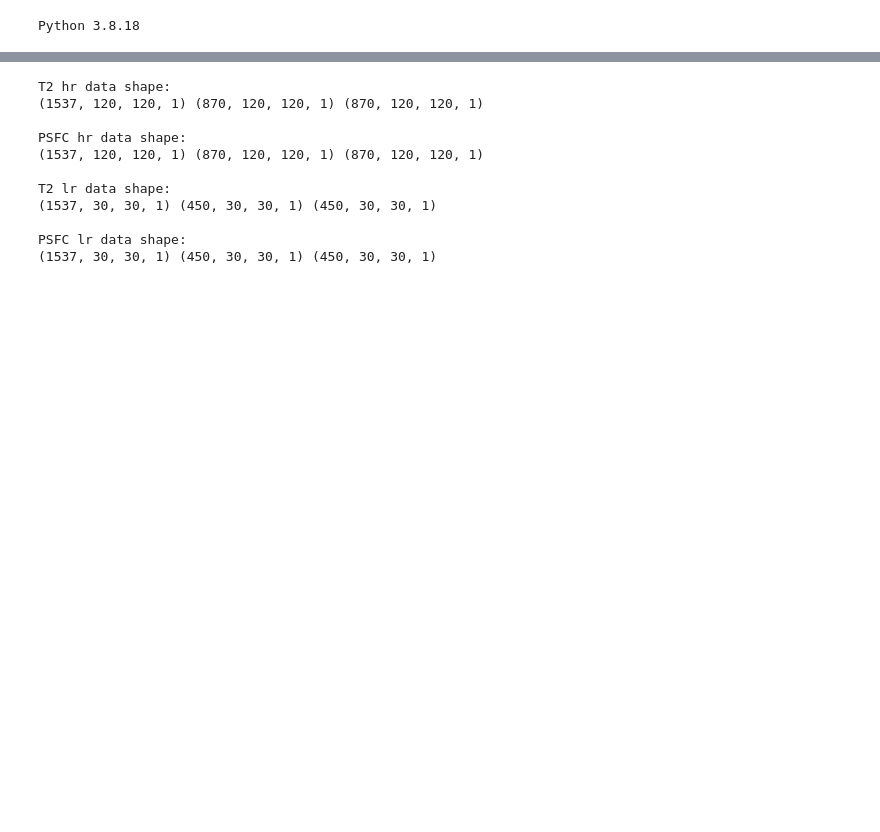
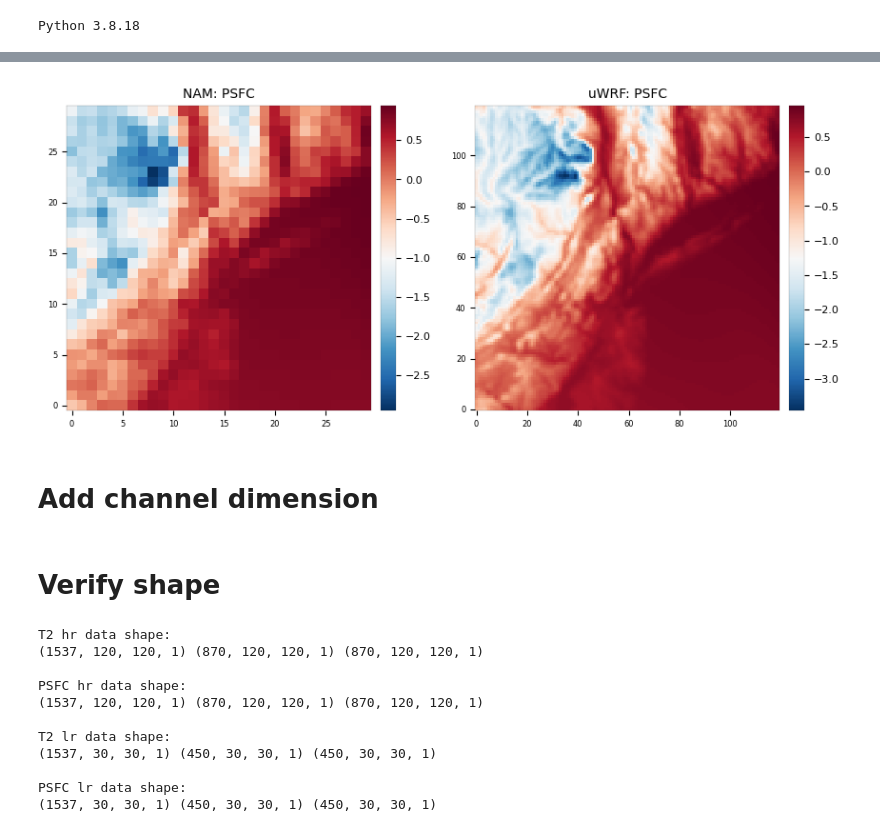
Before and after one commit to gabbyvaillant/downscaling, a Jupyter notebook: models/T2-Tristate-Model.ipynb, the cells around one changed output, grey strips where cells are left out. Cells and saved outputs as stored; diff of their text form; code cells hidden in the pictures; blank space fills up the shorter version.

```diff
--- a/models/T2-Tristate-Model.ipynb
+++ b/models/T2-Tristate-Model.ipynb
@@ -121,3 +104,10 @@ x_z_test = PSFC_scaler_train.transform(PSFC_lr_test)
+# %%
+#PSFC: Surface Pressure
+ecv.plot((x_z_train[0].values, y_z_train[0]), subplot_titles=('NAM: PSFC', 'uWRF: PSFC'))
+# %% [output]
+[figure, added]
+# %% [markdown]
+# Add channel dimension
 # %%
 y_train = y_train.expand_dims(dim='channel', axis=-1)
 y_val = y_val.expand_dims(dim='channel', axis=-1)
@@ -136,6 +126,8 @@ x_test = x_test.expand_dims(dim='channel', axis=-1)
 x_z_train = x_z_train.expand_dims(dim ='channel', axis=-1)
 x_z_val = x_z_val.expand_dims(dim ='channel', axis=-1)
 x_z_test = x_z_test.expand_dims(dim ='channel', axis=-1)
+# %% [markdown]
+# Verify shape
 # %%
 print("T2 hr data shape:")
 print(y_train.shape, y_val.shape, y_test.shape)
```
Also changed, not shown: parts of 31 cells of this notebook, 1 other file.
